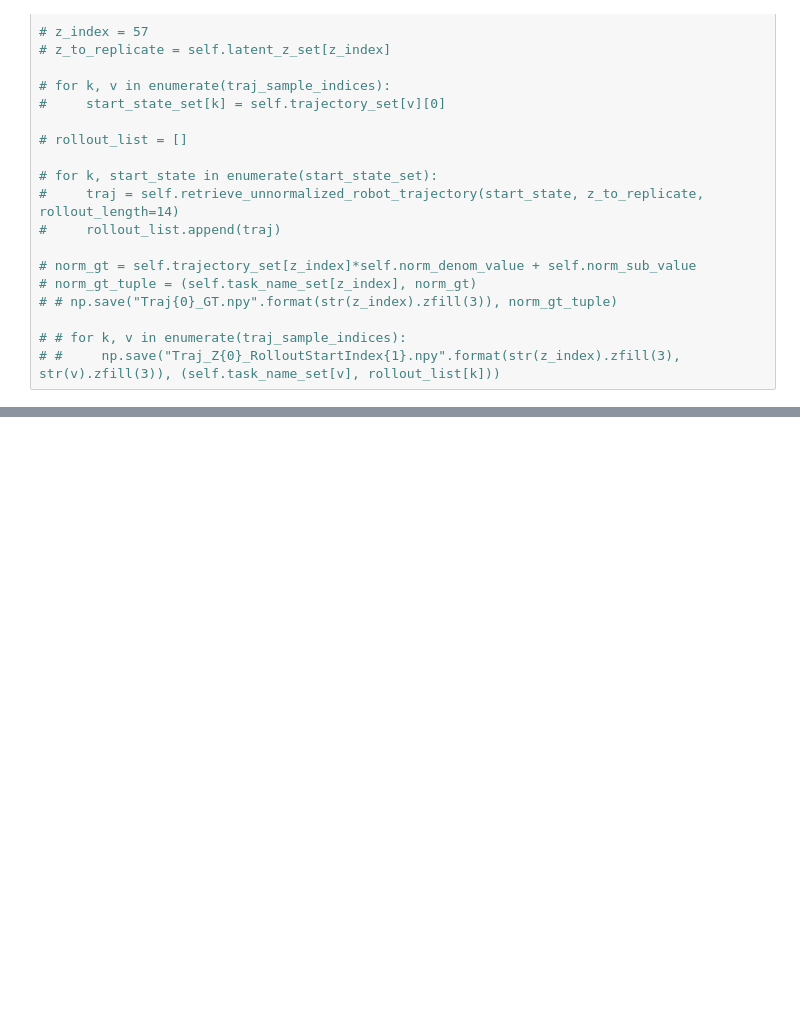
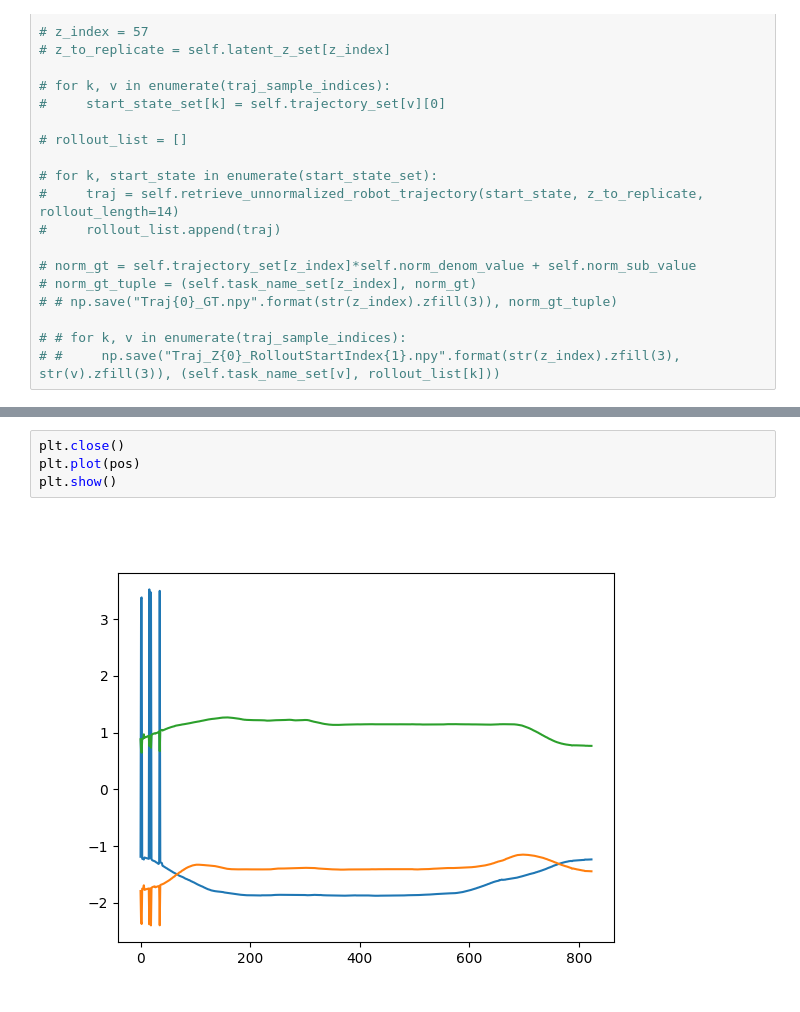
Before and after one commit to chaitanya1chawla/CausalSkillLearning, a Jupyter notebook: Experiments/TrialNotebook.ipynb, the cells around one changed output, grey strips where cells are left out. Drawn from its saved outputs; the diff is of its cells as text; blank space fills up the shorter version.

```diff
--- a/Experiments/TrialNotebook.ipynb
+++ b/Experiments/TrialNotebook.ipynb
@@ -248,0 +270,6 @@ data[::10]
+# %%
+plt.close()
+plt.plot(pos)
+plt.show()
+# %% [output]
+[figure, added]
```
Also changed, not shown: parts of 8 cells of this notebook, 4 other files.
